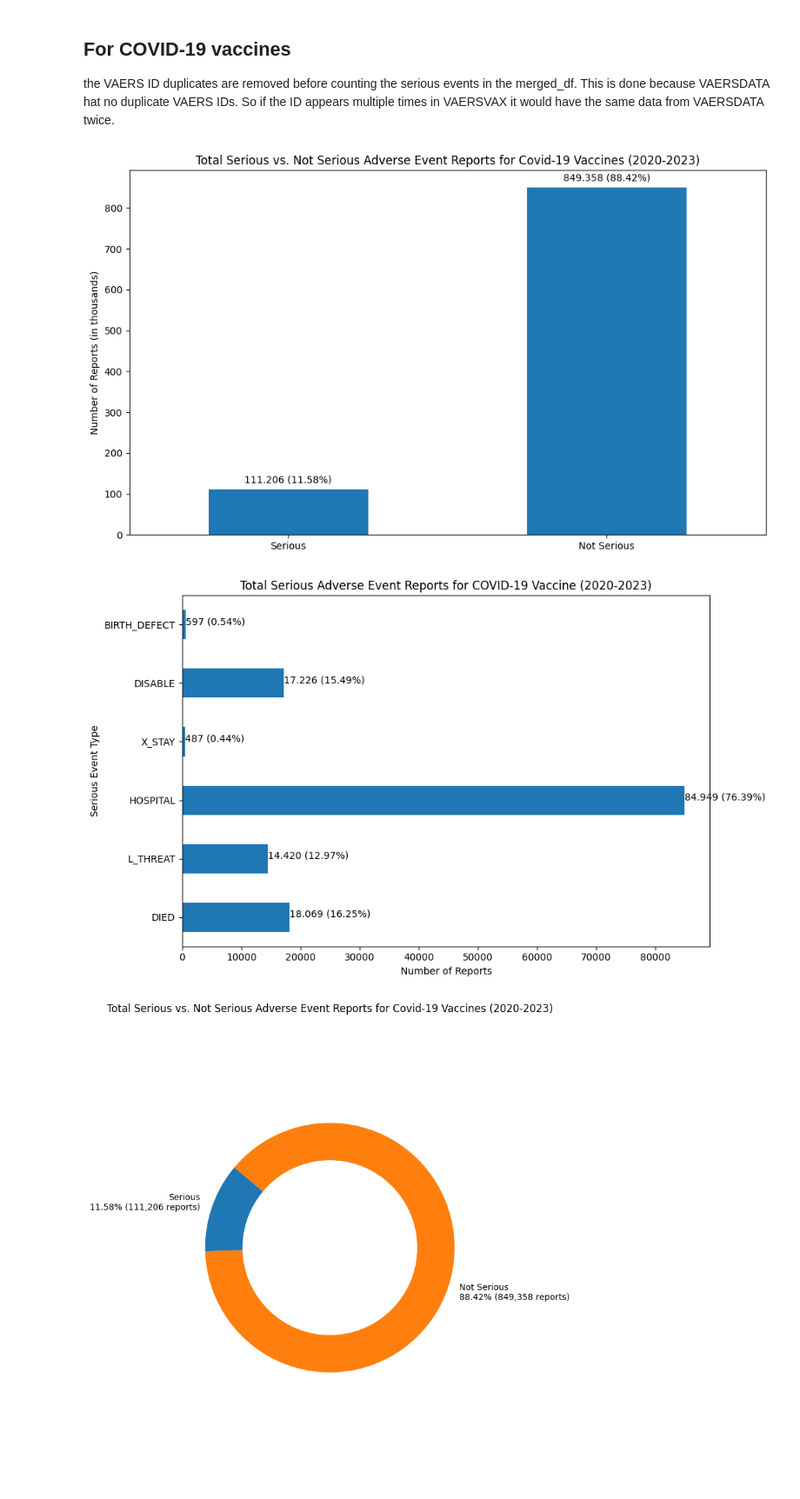
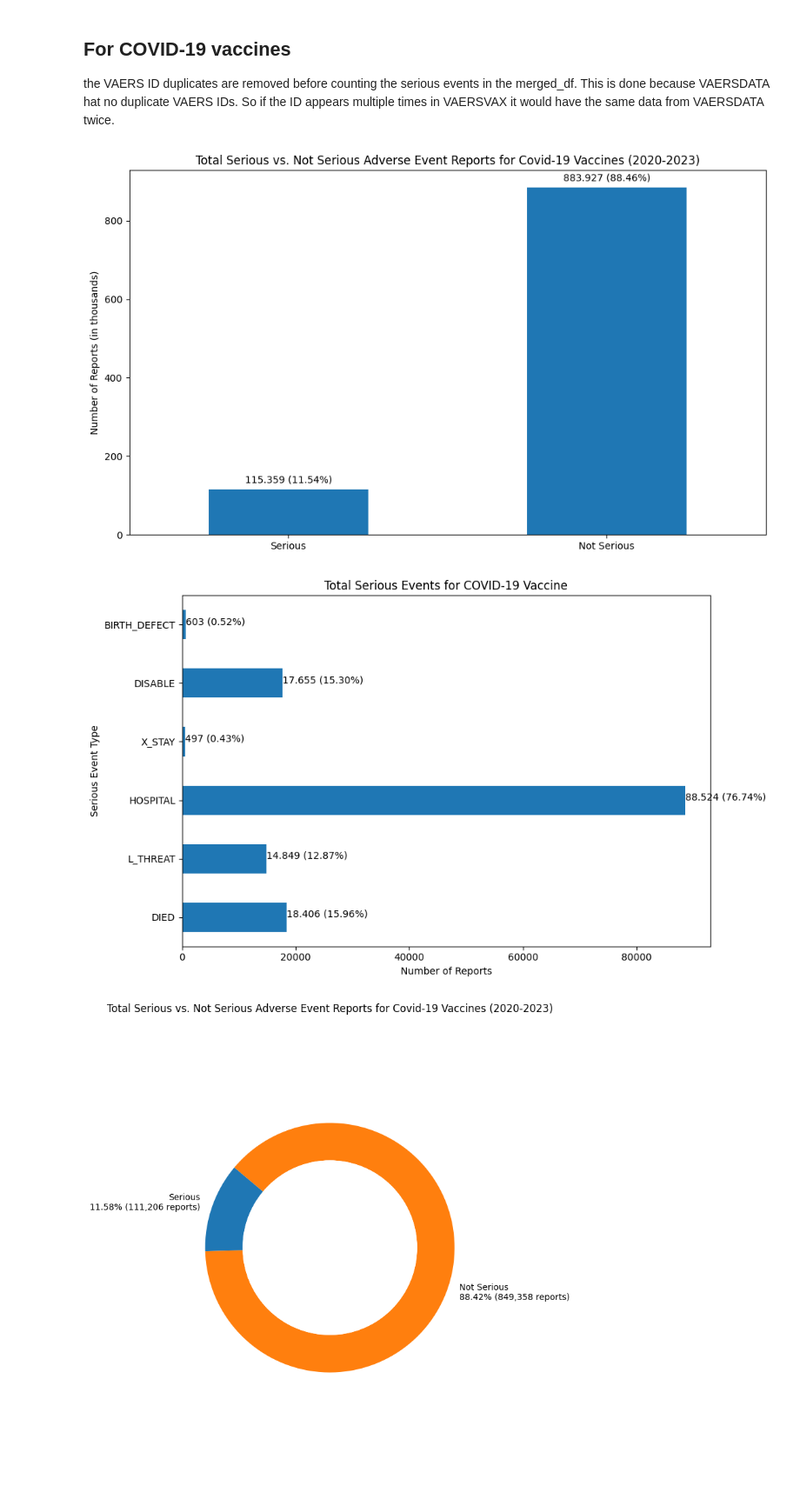
Before and after one commit to ZaNioxX/Masterarbeit, a Jupyter notebook: Data_Exploration/serious_events.ipynb, the cells around one changed output. Shown at 87% size. Cells and saved outputs as stored; diff of their text form; code cells hidden in the pictures.

```diff
--- a/Data_Exploration/serious_events.ipynb
+++ b/Data_Exploration/serious_events.ipynb
@@ -344,7 +354,7 @@ for year in range(2020, 2024):
     vax_df = pd.read_csv(vax_filename, encoding="Iso-8859-1", low_memory=False, usecols=['VAERS_ID', 'VAX_TYPE'])
 
     # Filter VAERSVAX for COVID19
-    covid_vax_df = vax_df[vax_df['VAX_TYPE'] == 'COVID19']
+    covid_vax_df = vax_df[vax_df['VAX_TYPE'].str.contains('COVID19')]
 
     # Merge datasets on VAERS_ID
     merged_df = pd.merge(data_df, covid_vax_df, on='VAERS_ID')
@@ -391,7 +401,7 @@ plt.tight_layout()
 plt.savefig('/Users/sep/PycharmProjects/Masterarbeit/Plots/Data_Exploration/Serious_Events/Serious_Events_total_Covid19_Vaccines.png')
 plt.show()
 # %% [output]
-[figure, old version]
+[figure, new version]
 # %%
 import pandas as pd
 import matplotlib.pyplot as plt
@@ -416,7 +426,7 @@ for year in range(2020, 2024):  # COVID-19 vaccines are relevant from 2020 onwar
         vax_df = pd.read_csv(vax_filename, encoding="Iso-8859-1", low_memory=False, usecols=['VAERS_ID', 'VAX_TYPE'])
 
         # Filter VAERSVAX for COVID19
-        covid_vax_df = vax_df[vax_df['VAX_TYPE'] == 'COVID19']
+        covid_vax_df = vax_df[vax_df['VAX_TYPE'].str.contains('COVID19')]
 
         # Merge datasets on VAERS_ID
         merged_df = pd.merge(data_df, covid_vax_df, on='VAERS_ID')
@@ -432,35 +442,35 @@ for year in range(2020, 2024):  # COVID-19 vaccines are relevant from 2020 onwar
         total_serious_reports_covid += (merged_df[serious_columns].eq('Y').any(axis=1)).sum()
 
     except Exception as e:
         print(f"An error occurred for year {year}: {e}")
 
 # Create a DataFrame for plotting
 serious_df = pd.DataFrame({'Count': serious_counts.values()}, index=serious_columns)
 
 # Calculate the percentage for each serious event based on the total number of serious entries
 serious_df['Percentage'] = (serious_df['Count'] / total_serious_reports_covid) * 100
 
 # Custom function to format number with period as thousand separator
 def format_with_period(number):
     return format(number, ",d").replace(",", ".")
 
 # Plotting
 plt.figure(figsize=(10, 6))
 ax = serious_df['Count'].plot(kind='barh')
-plt.title('Total Serious Adverse Event Reports for COVID-19 Vaccine (2020-2023)')
+plt.title('Total Serious Events for COVID-19 Vaccine')
 plt.xlabel('Number of Reports')
 plt.ylabel('Serious Event Type')
 # Annotate bars with the count and percentage
 for idx, value in enumerate(serious_df['Count']):
     percentage = serious_df.loc[serious_df.index[idx], 'Percentage']
     formatted_value = format_with_period(value)
     plt.text(value, idx, f'{formatted_value} ({percentage:.2f}%)')
 
 plt.tight_layout()
 plt.savefig('/Users/sep/PycharmProjects/Masterarbeit/Plots/Data_Exploration/Serious_Events/Serious_Events_total_Covid19_Vaccines_Individual.png')
 plt.show()
 # %% [output]
-[figure, old version]
+[figure, new version]
 # %%
 
 import pandas as pd
```
Also changed, not shown: parts of 10 cells of this notebook, 31 other files.
